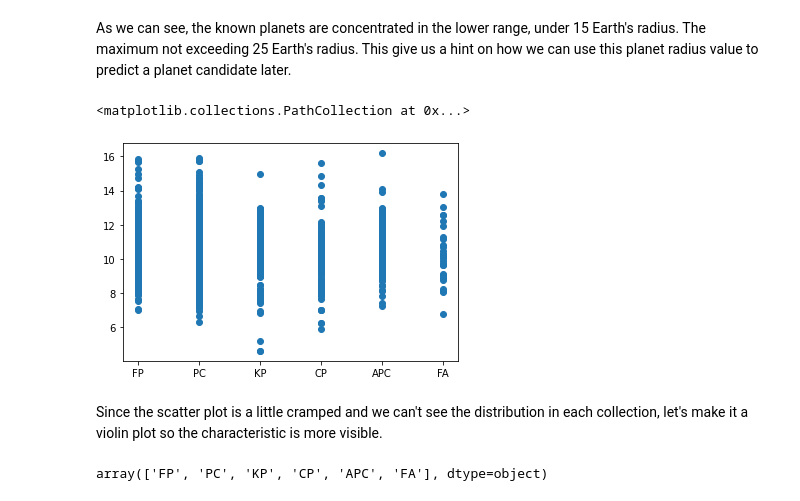
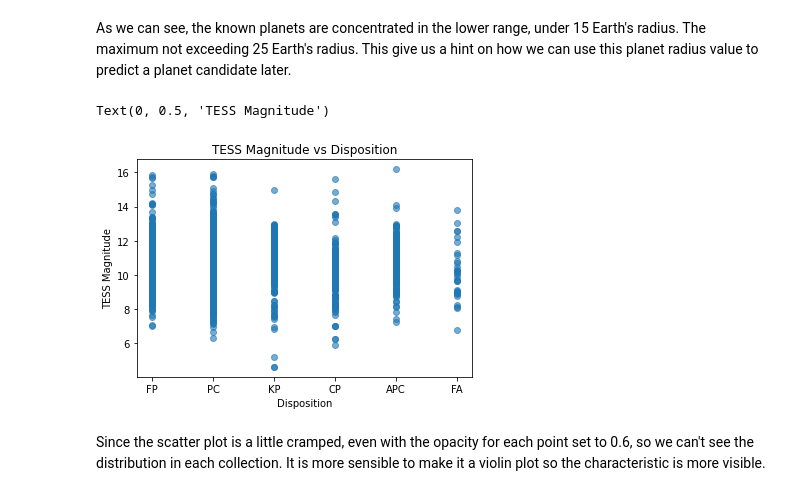
Before and after one commit to xyan18/CSMC320Final_Skytrax, a Jupyter notebook: Final_Project.ipynb, the cells around one changed output. Cells and saved outputs as stored; diff of their text form; code cells hidden in the pictures.

```diff
--- a/Final_Project.ipynb
+++ b/Final_Project.ipynb
@@ -229,6 +231,8 @@ dtype: bool
 print(df_TOI_cleaned.shape)
 df_TOI_cleaned=df_TOI_cleaned.dropna(how='all',axis='columns')
 df_TOI_cleaned=df_TOI_cleaned.dropna()
+# resetting index after tidying up
+df_TOI_cleaned=df_TOI_cleaned.reset_index(drop=True)
 print(df_TOI_cleaned.shape)
 # %% [output]
 (4708, 50)
@@ -295,17 +301,15 @@ plt.show()
 # %% [markdown]
 As we can see, the known planets are concentrated in the lower range, under 15 Earth's radius. The maximum not exceeding 25 Earth's radius. This give us a hint on how we can use this planet radius value to predict a planet candidate later.
 # %%
-# Let's take a look at another column, TESS magnitude. We'll do a scatter plot to see the known/confirmed planets and candidates
-# in other dispositions
-plt.scatter(x=df_TOI_cleaned['Disposition'], y=df_TOI_cleaned['TESS Magnitude'])
+# Let's take a look at another column, TESS magnitude. Brightness of the host star as measured using the TESS-band in units of
+# magnitudes as reported in the TESS Input Catalog.
+# We'll do a scatter plot to see the known/confirmed planets and candidates in other dispositions
+plt.scatter(x=df_TOI_cleaned['Disposition'], y=df_TOI_cleaned['TESS Magnitude'],alpha=0.6)
+plt.title('TESS Magnitude vs Disposition')
+plt.xlabel("Disposition")
+plt.ylabel("TESS Magnitude")
 # %% [output]
-<matplotlib.collections.PathCollection at 0x...>
+Text(0, 0.5, 'TESS Magnitude')
-[figure, old version]
+[figure, new version]
 # %% [markdown]
-Since the scatter plot is a little cramped and we can't see the distribution in each collection, let's make it a violin plot so
-the characteristic is more visible.
+Since the scatter plot is a little cramped, even with the opacity for each point set to 0.6, so we can't see the distribution in each collection. It is more sensible to make it a violin plot so the characteristic is more visible.
-# %%
-unq = df_TOI_cleaned.Disposition.unique()
-unq
-# %% [output]
-array(['FP', 'PC', 'KP', 'CP', 'APC', 'FA'], dtype=object)
```
Also changed, not shown: parts of 33 cells of this notebook, 3 other files.
